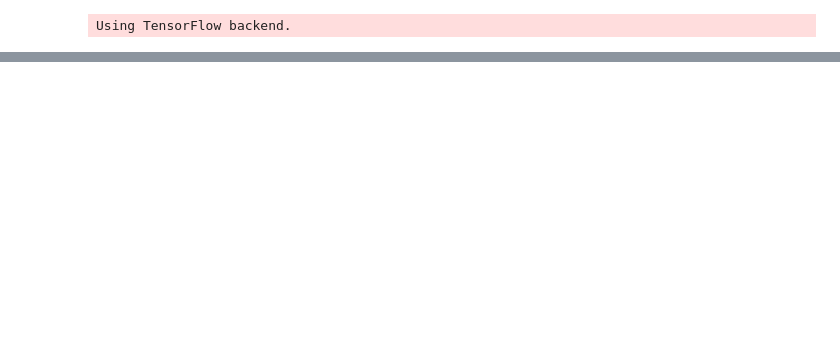
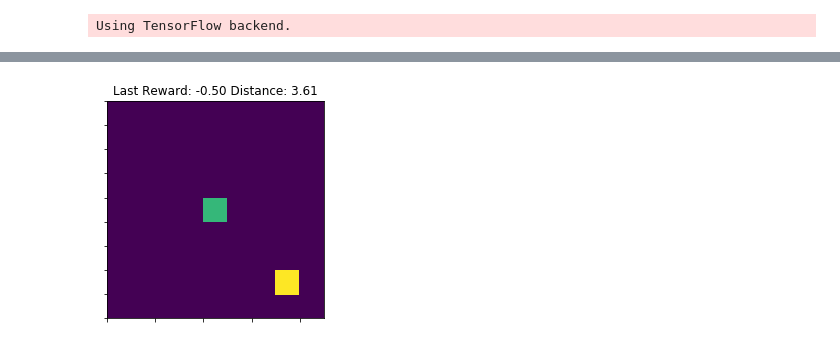
Before and after one commit to tab0r/Neural.Swarms, a Jupyter notebook: NaviGame/Reinforcement Model Training-Two.ipynb, the cells around one changed output, grey strips where cells are left out. Cells and saved outputs as stored; diff of their text form; code cells hidden in the pictures; blank space fills up the shorter version.

```diff
--- a/NaviGame/Reinforcement Model Training-Two.ipynb
+++ b/NaviGame/Reinforcement Model Training-Two.ipynb
@@ -104,3 +106,7 @@ pl.show()
+# %%
+draw_game(training_game)
+# %% [output]
+[figure, added]
 # %%
 animate_game(training_game, n = 100, save = True)
 # %% [output]
```
Also changed, not shown: parts of 4 cells of this notebook, 2 other files.
